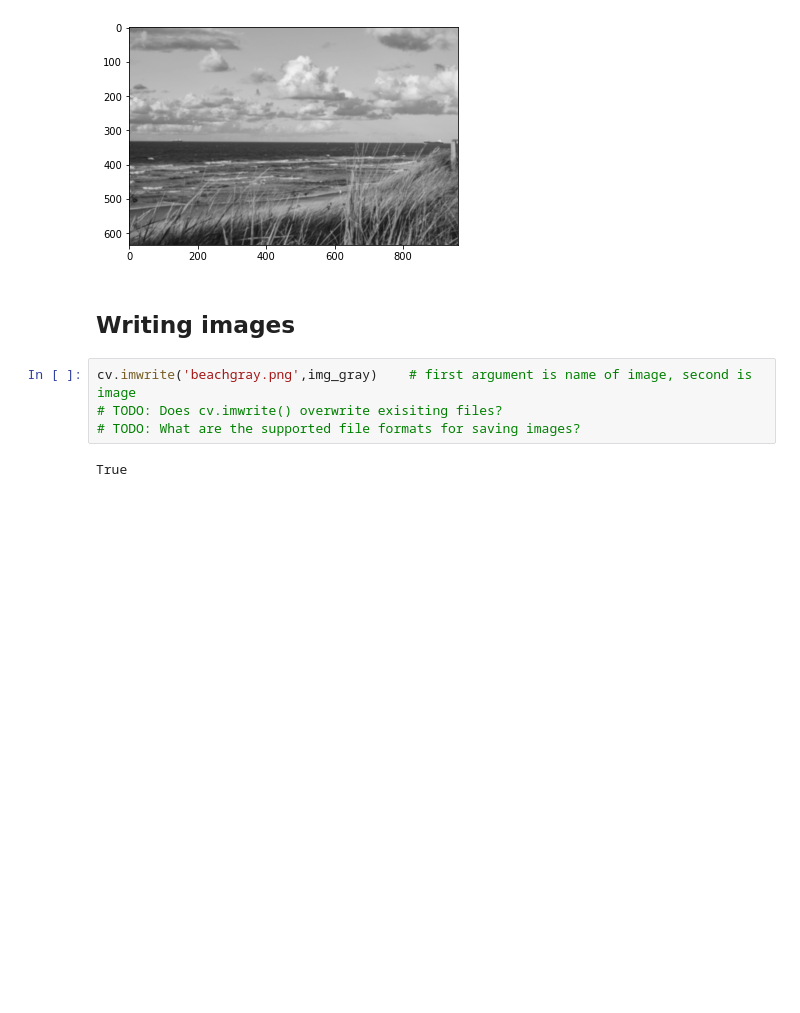
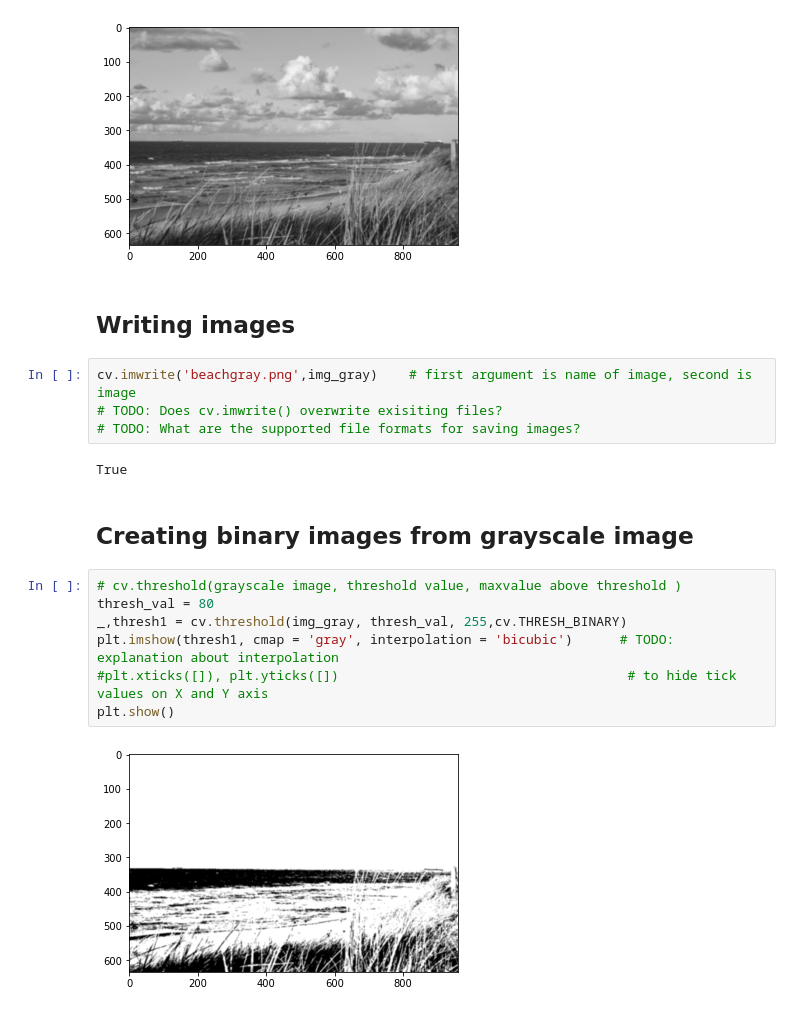
Before and after one commit to djlisashi/opencv-snippets, a Jupyter notebook: OpenCV code snippets.ipynb, the cells around one changed output. Saved outputs shown, nothing was run; the diff lists cells and outputs as text; blank space fills up the shorter version.

Commit message:
feat: convert grayscale image to binary image with cv.threshold

```diff
--- a/OpenCV code snippets.ipynb
+++ b/OpenCV code snippets.ipynb
@@ -34,3 +34,14 @@ cv.imwrite('beachgray.png',img_gray)    # first argument is name of image, secon
 # TODO: What are the supported file formats for saving images?
 # %% [output]
 True
+# %% [markdown]
+## Creating binary images from grayscale image
+# %%
+# cv.threshold(grayscale image, threshold value, maxvalue above threshold )
+thresh_val = 80
+_,thresh1 = cv.threshold(img_gray, thresh_val, 255,cv.THRESH_BINARY)
+plt.imshow(thresh1, cmap = 'gray', interpolation = 'bicubic')      # TODO: explanation about interpolation
+#plt.xticks([]), plt.yticks([])                                     # to hide tick values on X and Y axis
+plt.show()
+# %% [output]
+[figure, added]
```
